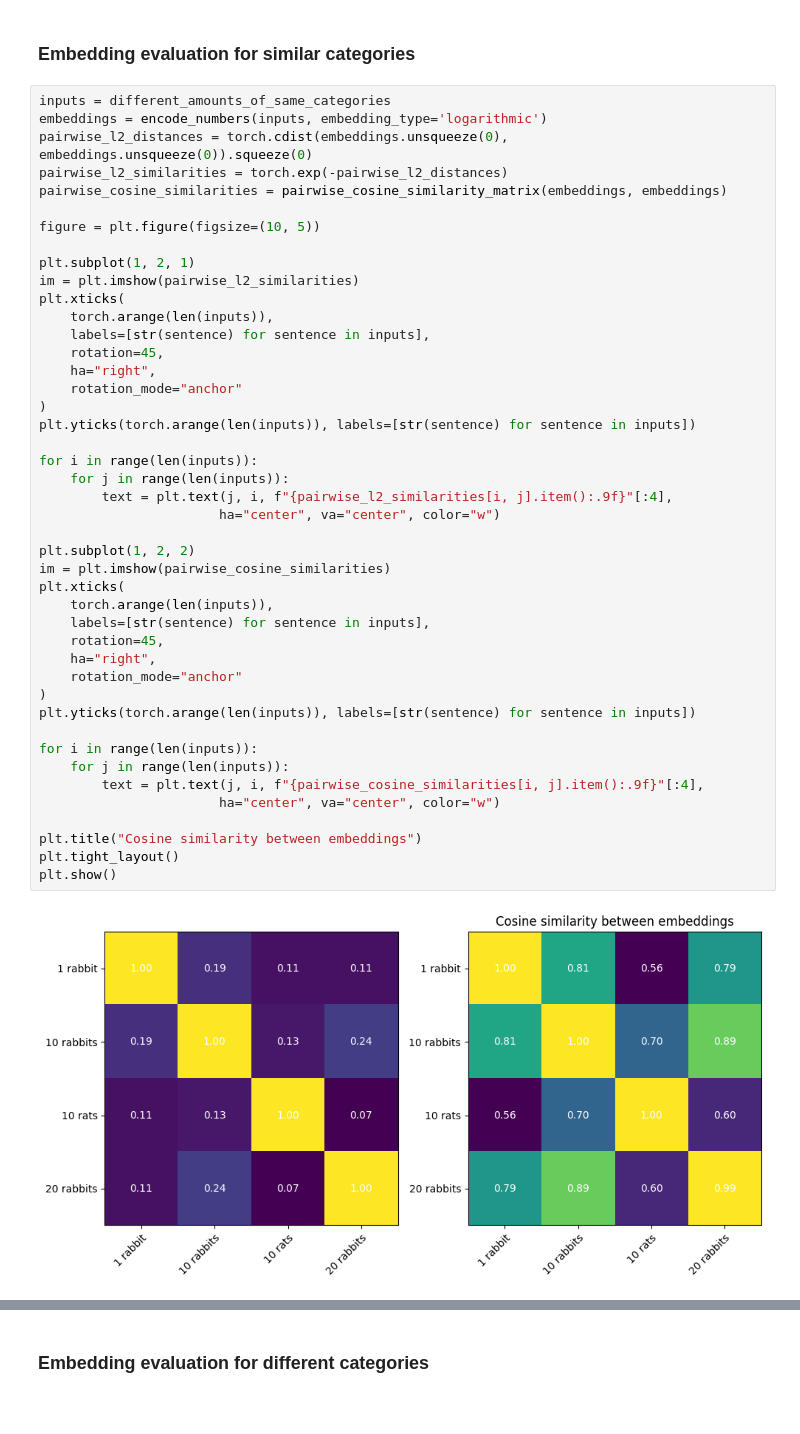
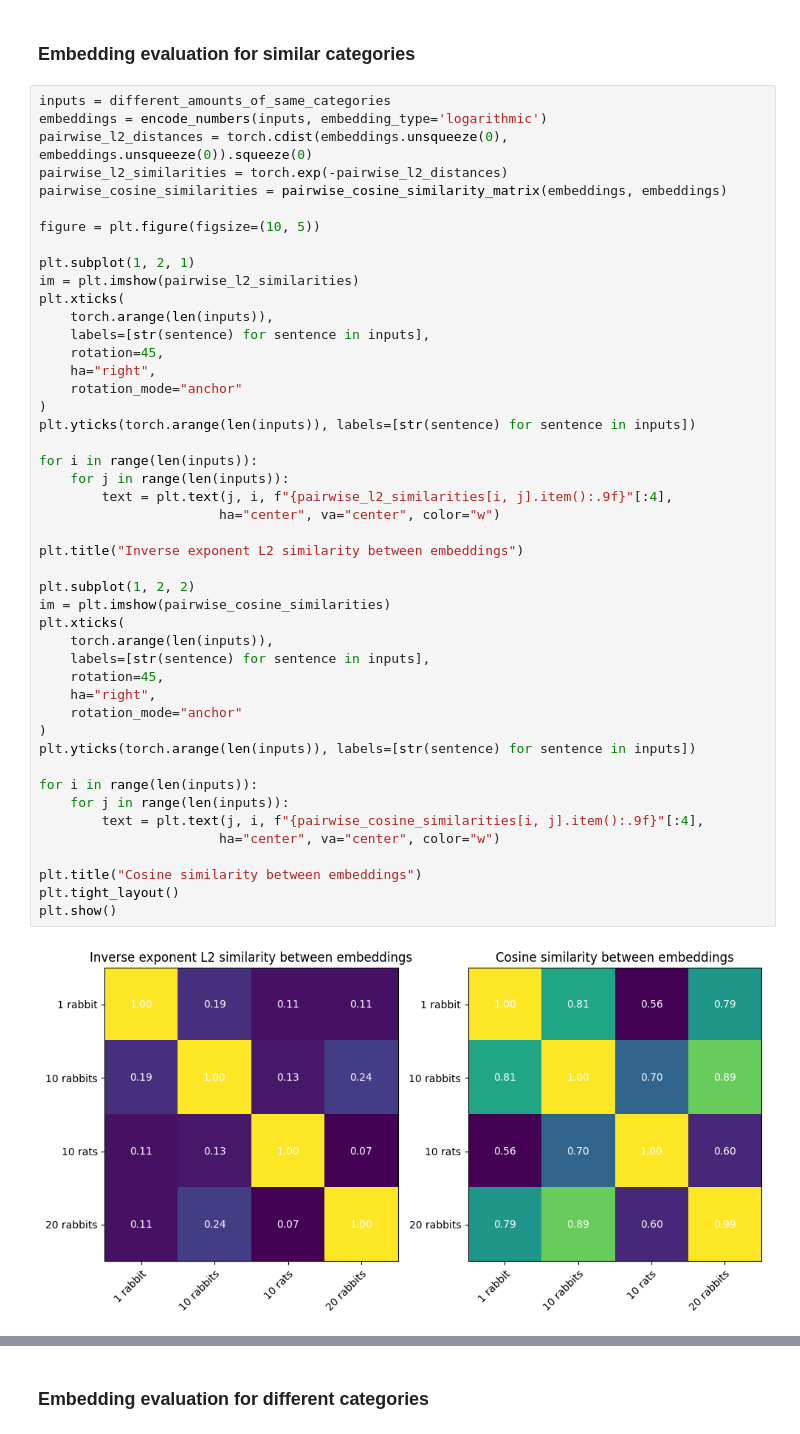
Before and after one commit to VldKnd/numerical-data-representation, a Jupyter notebook: notebooks/evaluation.ipynb, the cells around one changed output, grey strips where cells are left out. Saved outputs shown, nothing was run; the diff lists cells and outputs as text.

```diff
--- a/notebooks/evaluation.ipynb
+++ b/notebooks/evaluation.ipynb
@@ -77,31 +98,33 @@ plt.xticks(
     ha="right",
     rotation_mode="anchor"
 )
 plt.yticks(torch.arange(len(inputs)), labels=[str(sentence) for sentence in inputs])
 
 for i in range(len(inputs)):
     for j in range(len(inputs)):
         text = plt.text(j, i, f"{pairwise_l2_similarities[i, j].item():.9f}"[:4],
                        ha="center", va="center", color="w")
 
+plt.title("Inverse exponent L2 similarity between embeddings")
+
 plt.subplot(1, 2, 2)
 im = plt.imshow(pairwise_cosine_similarities)
 plt.xticks(
     torch.arange(len(inputs)),
     labels=[str(sentence) for sentence in inputs],
     rotation=45,
     ha="right",
     rotation_mode="anchor"
 )
 plt.yticks(torch.arange(len(inputs)), labels=[str(sentence) for sentence in inputs])
 
 for i in range(len(inputs)):
     for j in range(len(inputs)):
         text = plt.text(j, i, f"{pairwise_cosine_similarities[i, j].item():.9f}"[:4],
                        ha="center", va="center", color="w")
 
 plt.title("Cosine similarity between embeddings")
 plt.tight_layout()
 plt.show()
 # %% [output]
-[figure, old version]
+[figure, new version]
```
Also changed, not shown: parts of 8 cells of this notebook.
